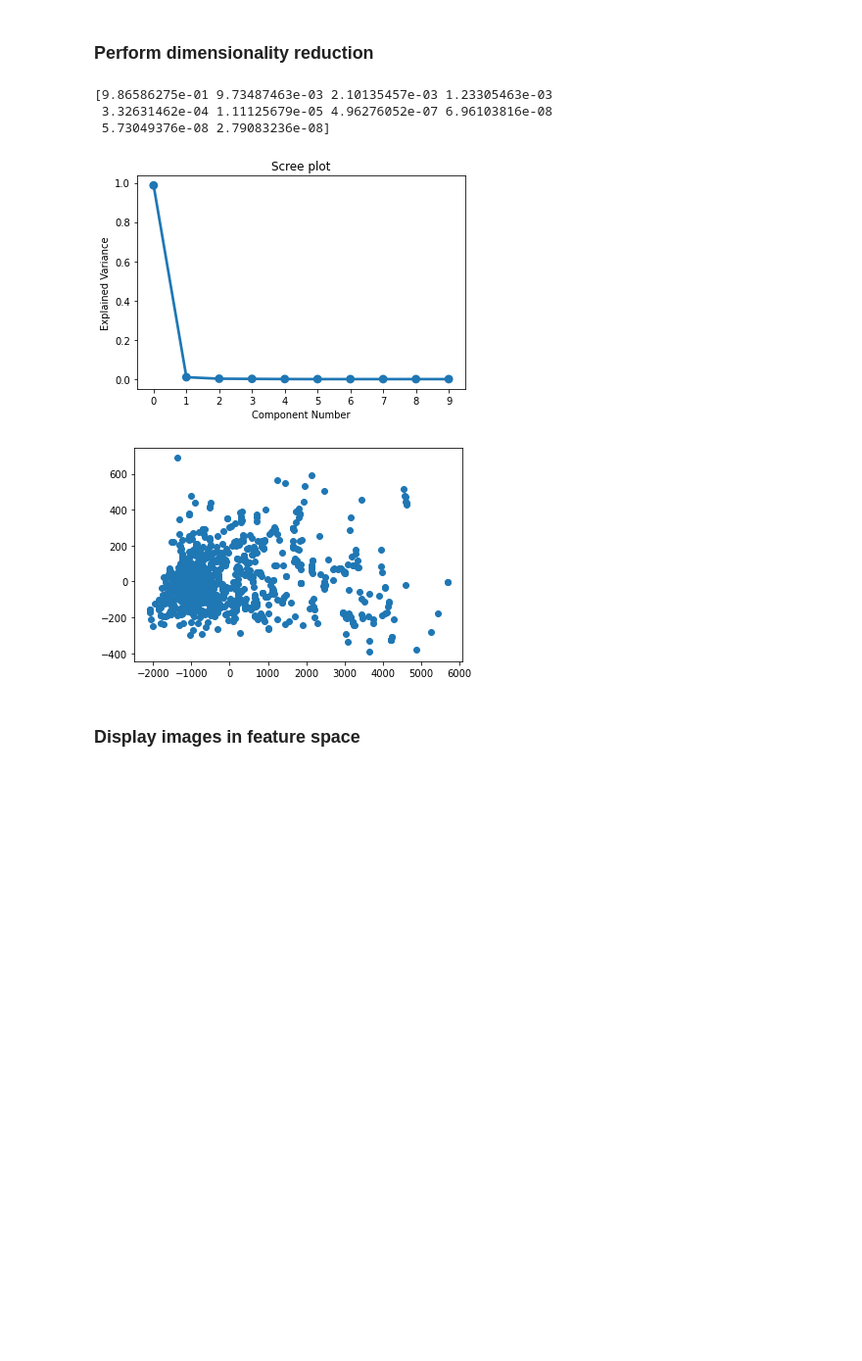
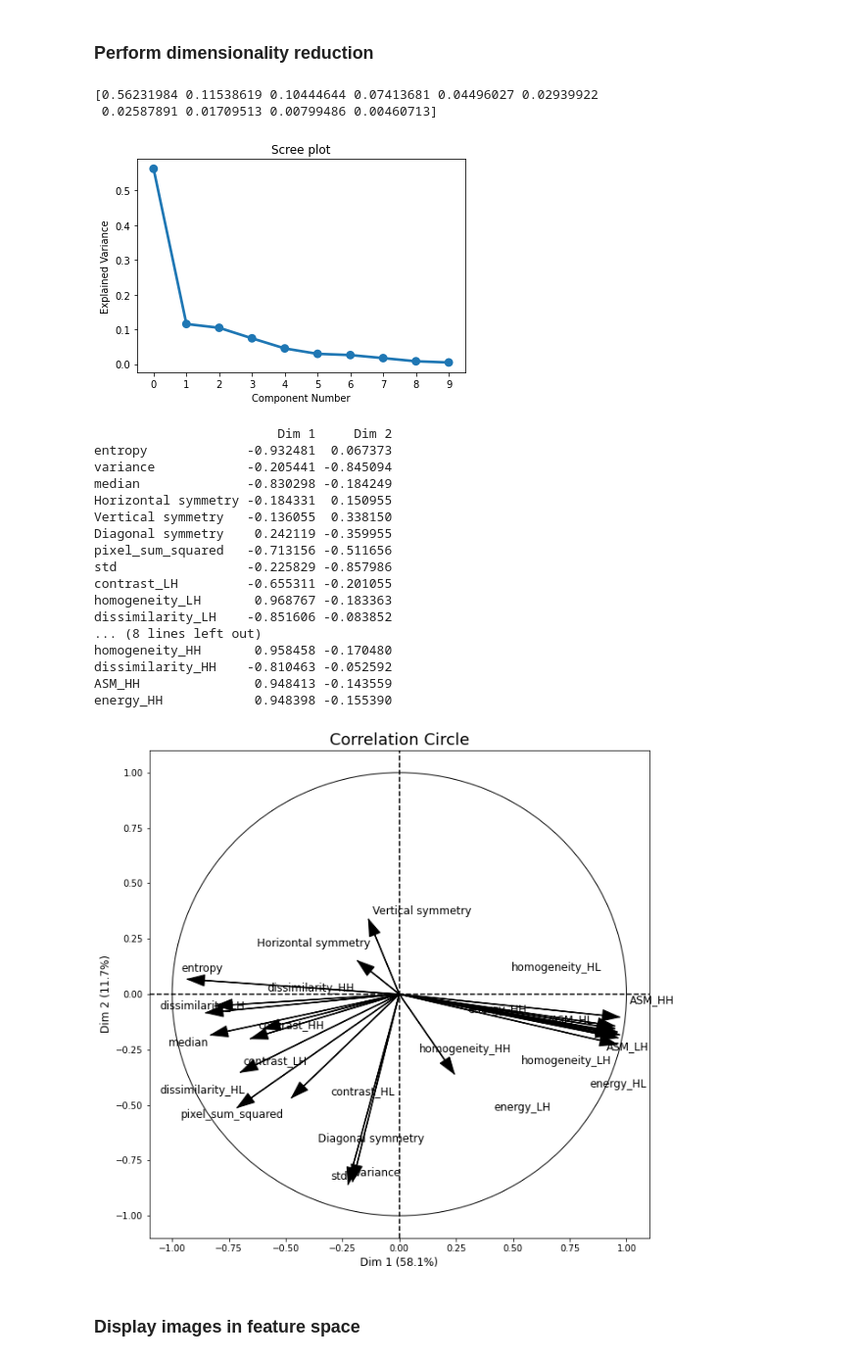
Before and after one commit to rr1017/AMLS_21-22-_SN21213556, a Jupyter notebook: Script.ipynb, the cells around one changed output. Shown at 98% size. Cells and saved outputs as stored; diff of their text form; code cells hidden in the pictures; blank space fills up the shorter version.

```diff
--- a/Script.ipynb
+++ b/Script.ipynb
@@ -39,7 +39,7 @@ plt.show()
 # Create a feature matrix X(NxM) where N = number of data samples and M = number of features
 # Create a labels vector y(Nx1)
 
-X = df.iloc[:,5:].to_numpy() # remove the first 5 columns since they are not features
+X = df.iloc[:,5:].drop(columns=['corr_LH','corr_HL','corr_HH']).to_numpy() # remove the first 5 columns since they are not features
 y = df['tumour']
 
 # Use SVMSMOTE to over-sample the dataset
@@ -173,32 +172,50 @@ df['energy_HH'] = feature6
 # %%
 # Perform PCA to reduce all initial features into principal components
 
 n_components = 10
 
 pca = PCA(n_components=n_components)
-pca.fit(X_train)
+pca.fit(X_train/X_train.std(axis=0))
 print(pca.explained_variance_ratio_)
 
 # Generate scree plot
 ind = np.arange(0, n_components)
 (fig, ax) = plt.subplots()
 sns.pointplot(x=ind, y=pca.explained_variance_ratio_)
 ax.set_title('Scree plot')
 ax.set_xticks(ind)
 ax.set_xticklabels(ind)
 ax.set_xlabel('Component Number')
 ax.set_ylabel('Explained Variance')
 plt.show()
 
-test = pca.transform(X_val)
-plt.scatter(test[:,0],test[:,1])
-plt.show()
+# Plot correlation circle to study the influence of each feature in clustering
+fig,corr_matrix = plot_pca_correlation_graph(X/X.std(axis=0),df.iloc[:,5:].drop(columns=['corr_LH','corr_HL','corr_HH']).columns) # feature normalisation ensures relative values
+print(corr_matrix)
+fig.set_figheight(10)
+fig.set_figwidth(10)
 # %% [output]
-[9.86586275e-01 9.73487463e-03 2.10135457e-03 1.23305463e-03
- 3.32631462e-04 1.11125679e-05 4.96276052e-07 6.96103816e-08
- 5.73049376e-08 2.79083236e-08]
+[0.56231984 0.11538619 0.10444644 0.07413681 0.04496027 0.02939922
+ 0.02587891 0.01709513 0.00799486 0.00460713]
-[figure, old version]
+[figure, new version]
+                        Dim 1     Dim 2
+entropy             -0.932481  0.067373
+variance            -0.205441 -0.845094
+median              -0.830298 -0.184249
+Horizontal symmetry -0.184331  0.150955
+Vertical symmetry   -0.136055  0.338150
+Diagonal symmetry    0.242119 -0.359955
+pixel_sum_squared   -0.713156 -0.511656
+std                 -0.225829 -0.857986
+contrast_LH         -0.655311 -0.201055
+homogeneity_LH       0.968767 -0.183363
+dissimilarity_LH    -0.851606 -0.083852
+... (8 lines left out)
+homogeneity_HH       0.958458 -0.170480
+dissimilarity_HH    -0.810463 -0.052592
+ASM_HH               0.948413 -0.143559
+energy_HH            0.948398 -0.155390
-[figure, old version]
+[figure, new version]
 # %% [markdown]
 ### Display images in feature space
 # %%
```
Also changed, not shown: parts of 5 cells of this notebook, 3 other files.
